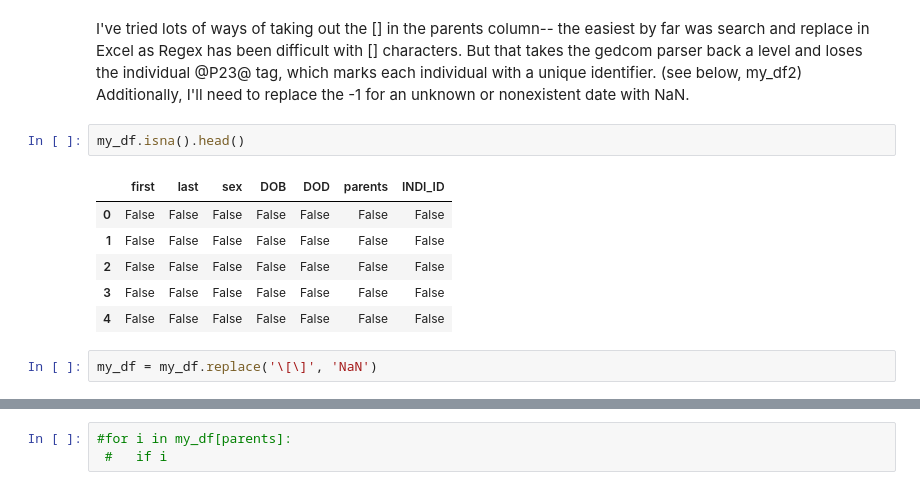
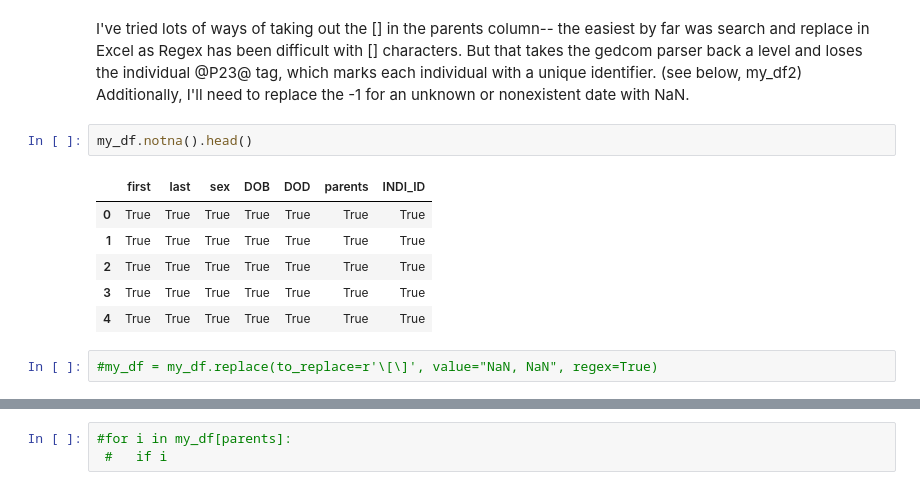
Before and after one commit to esibinga/IDV-exploratory-viz, a Jupyter notebook: .ipynb, the cells around one changed output, grey strips where cells are left out. Drawn from its saved outputs; the diff is of its cells as text.

```diff
--- a/.ipynb
+++ b/.ipynb
@@ -136,13 +130,13 @@ This is getting close, but I want to split the parents column into Parent1 and P
 # %% [markdown]
 I've tried lots of ways of taking out the [] in the parents column-- the easiest by far was search and replace in Excel as Regex has been difficult with [] characters. But that takes the gedcom parser back a level and loses the individual @P23@ tag, which marks each individual with a unique identifier. (see below, my_df2) Additionally, I'll need to replace the -1 for an unknown or nonexistent date with NaN.
 # %%
-my_df.isna().head()
+my_df.notna().head()
 # %% [output]
 |  | first | last | sex | DOB | DOD | parents | INDI_ID |
-| 0 | False | False | False | False | False | False | False |
-| 1 | False | False | False | False | False | False | False |
-| 2 | False | False | False | False | False | False | False |
-| 3 | False | False | False | False | False | False | False |
-| 4 | False | False | False | False | False | False | False |
+| 0 | True | True | True | True | True | True | True |
+| 1 | True | True | True | True | True | True | True |
+| 2 | True | True | True | True | True | True | True |
+| 3 | True | True | True | True | True | True | True |
+| 4 | True | True | True | True | True | True | True |
-# %%
-my_df = my_df.replace('\[\]', 'NaN')
+# %%
+#my_df = my_df.replace(to_replace=r'\[\]', value="NaN, NaN", regex=True)
```
Also changed, not shown: parts of 18 cells of this notebook, 1 other file.
